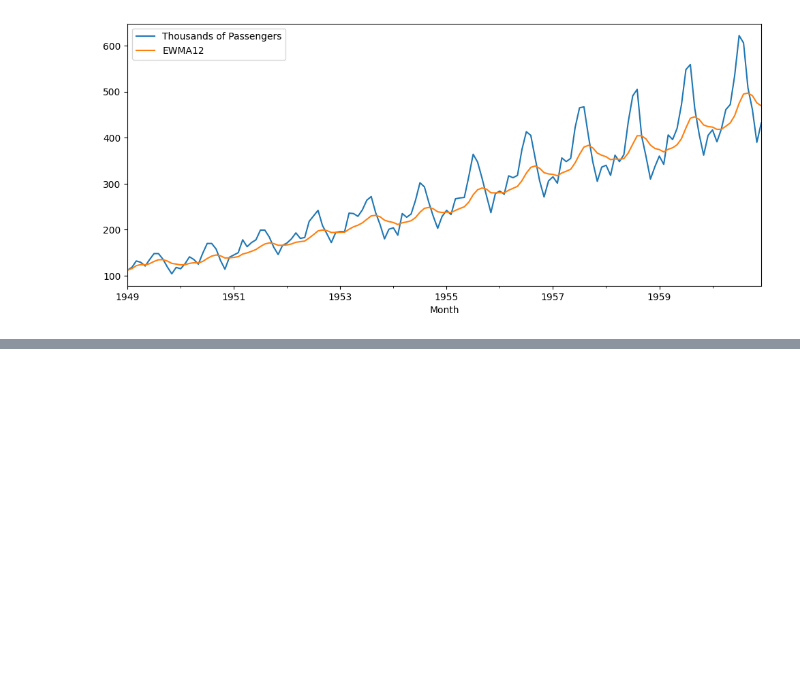
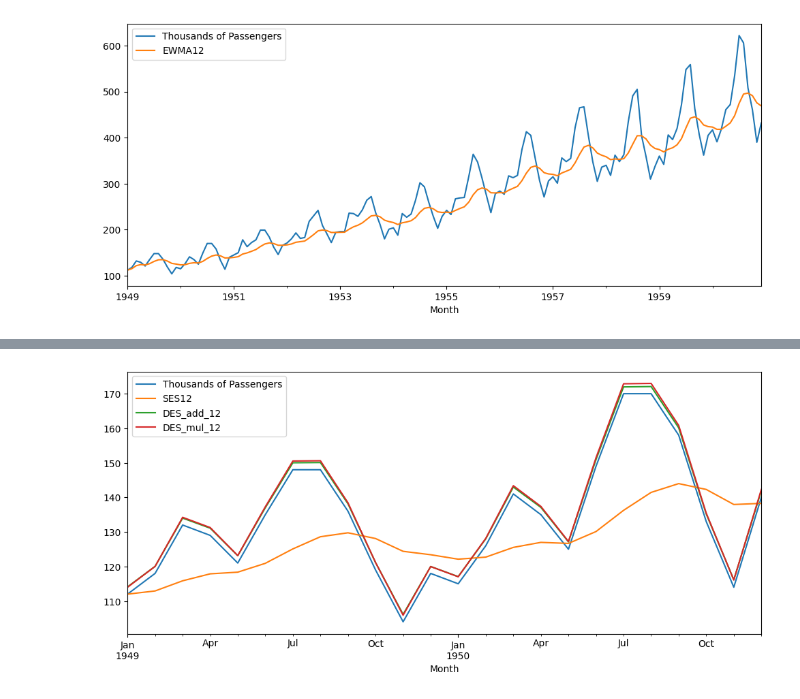
Before and after one commit to sigmadream/practice-analysis, a Jupyter notebook: ts/ts2-statemodel.ipynb, the cells around one changed output, grey strips where cells are left out. Saved outputs shown, nothing was run; the diff lists cells and outputs as text; code cells hidden in the pictures; blank space fills up the shorter version.

```diff
--- a/ts/ts2-statemodel.ipynb
+++ b/ts/ts2-statemodel.ipynb
@@ -109,0 +203,6 @@ airline[['Thousands of Passengers', 'EWMA12']].plot();
+# %%
+df['DES_mul_12'] = ExponentialSmoothing(df['Thousands of Passengers'], trend='mul').fit().fittedvalues.shift(-1)
+# %%
+df[['Thousands of Passengers', 'SES12', 'DES_add_12', 'DES_mul_12']].iloc[:24].plot(figsize=(12,5));
+# %% [output]
+[figure, added]
```
Also changed, not shown: parts of 23 cells of this notebook.
